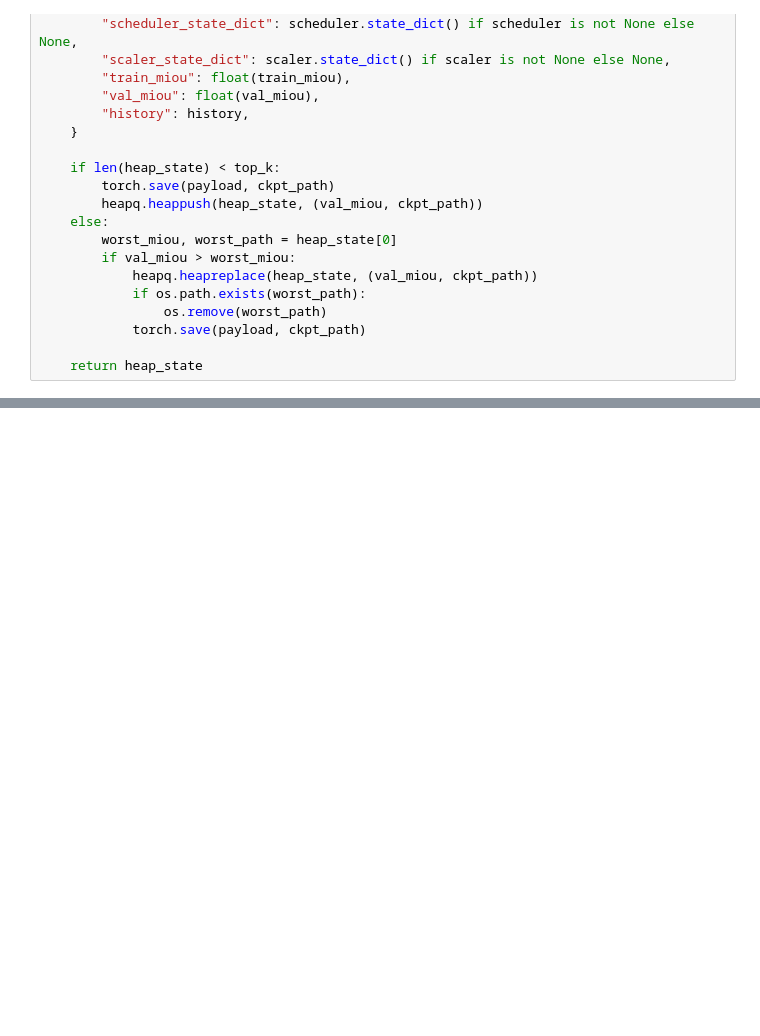
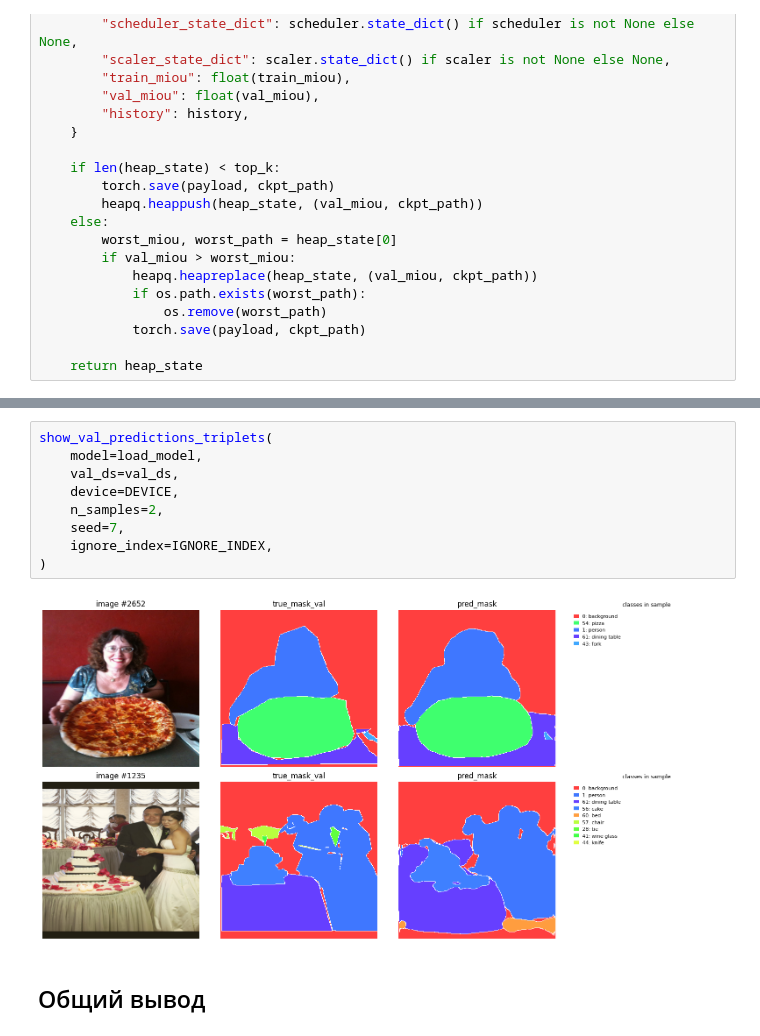
Before and after one commit to Tyumentseva/Unet-Inference-Acceleration-Project, a Jupyter notebook: notebooks/experiments/sparsification/sparsification.ipynb, the cells around one changed output, grey strips where cells are left out. Drawn from its saved outputs; the diff is of its cells as text; blank space fills up the shorter version.

```diff
--- a/notebooks/experiments/sparsification/sparsification.ipynb
+++ b/notebooks/experiments/sparsification/sparsification.ipynb
@@ -1503,0 +1837,13 @@ plot_compare_model(
+# %%
+show_val_predictions_triplets(
+    model=load_model,
+    val_ds=val_ds,
+    device=DEVICE,
+    n_samples=2,
+    seed=7,
+    ignore_index=IGNORE_INDEX,
+)
+# %% [output]
+[figure, added]
+# %% [markdown]
+## Общий вывод
```
Also changed, not shown: parts of 51 cells of this notebook, 6 other files.
